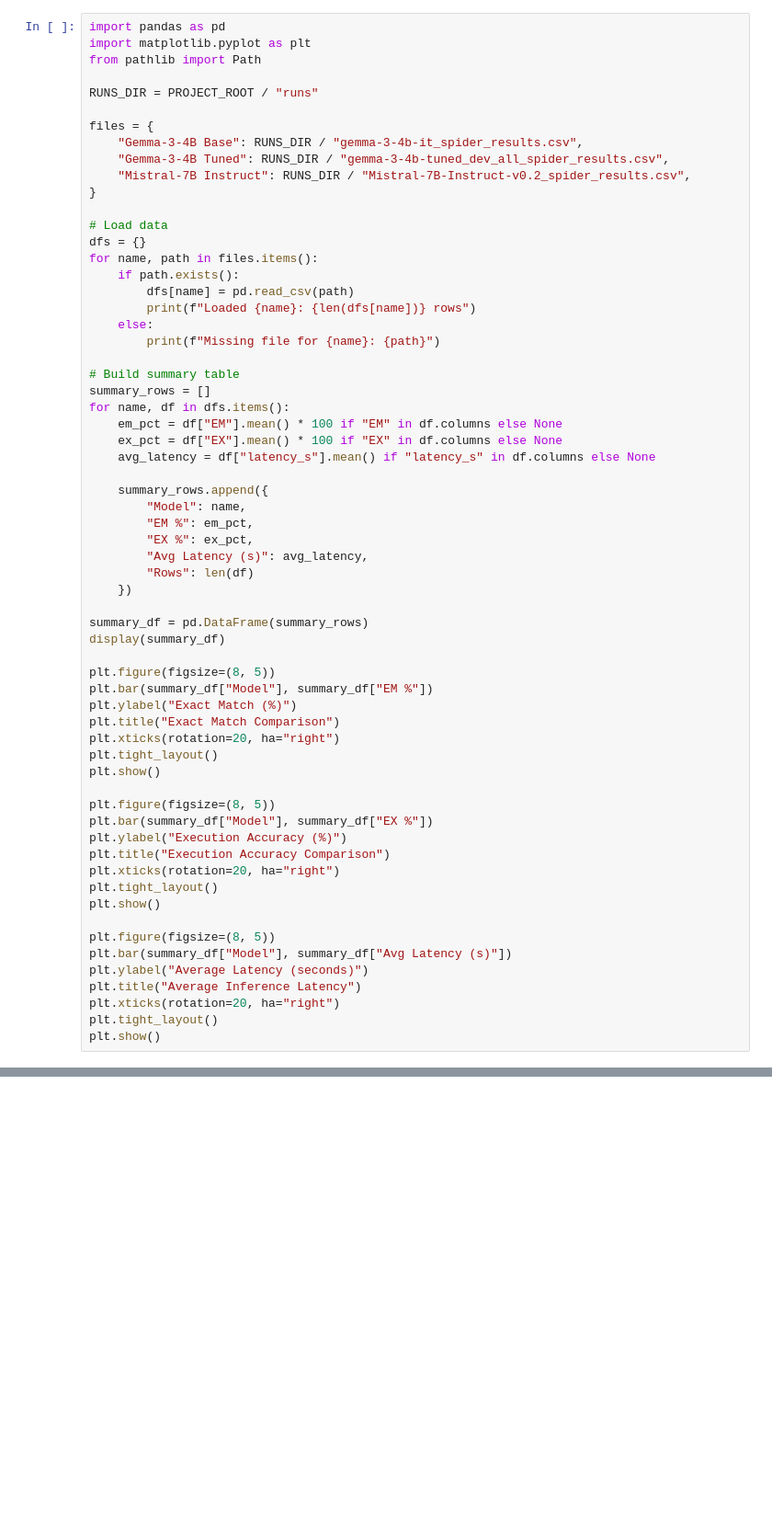
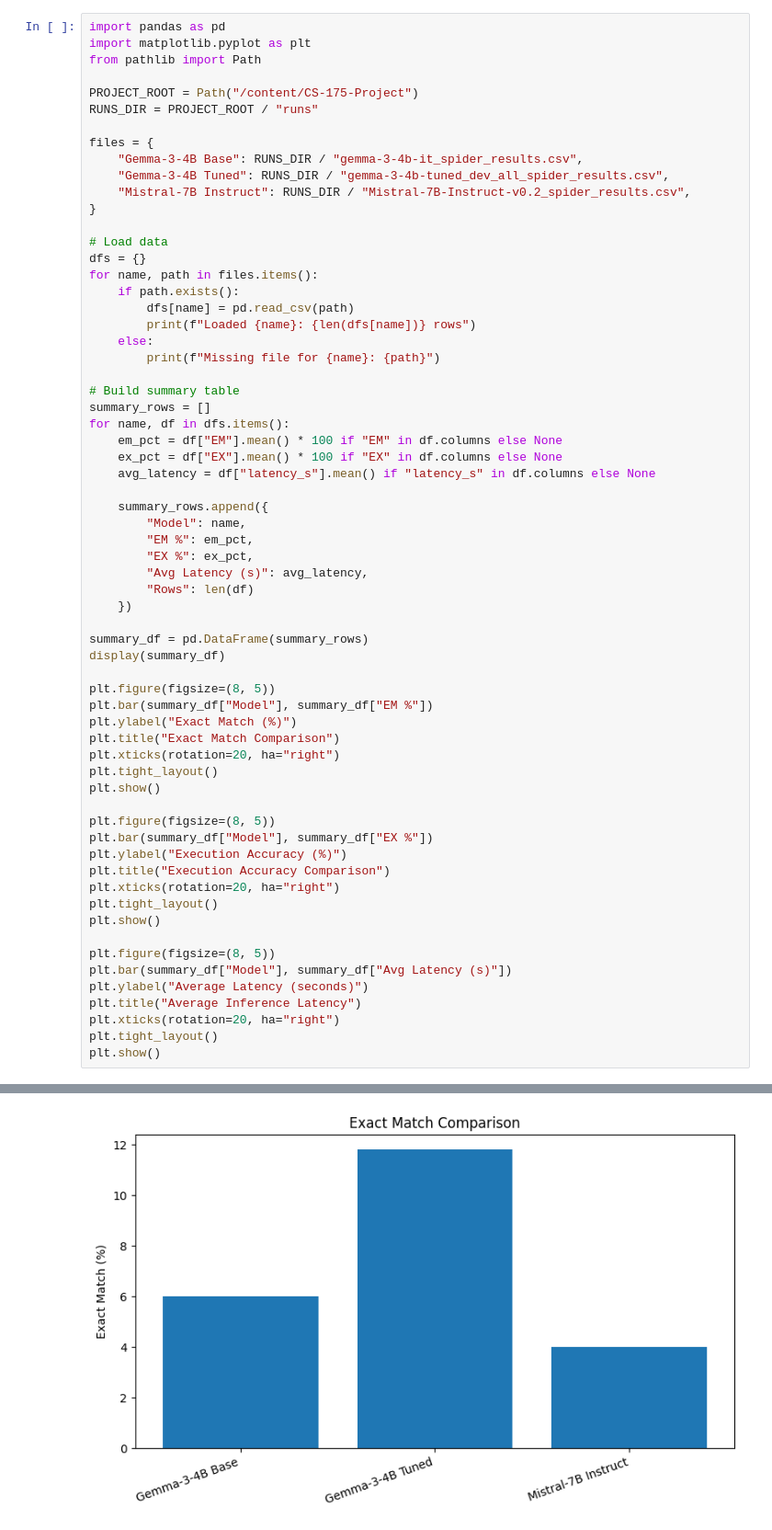
Before and after one commit to aanya2005/CS-175-Project, a Jupyter notebook: Text2SQL-LeGoat/src/visual_analysis.ipynb, the cells around one changed output, grey strips where cells are left out. Shown at 92% size. Cells and saved outputs as stored; diff of their text form; blank space fills up the shorter version.

```diff
--- a/Text2SQL-LeGoat/src/visual_analysis.ipynb
+++ b/Text2SQL-LeGoat/src/visual_analysis.ipynb
@@ -3,6 +7,7 @@ import pandas as pd
 import matplotlib.pyplot as plt
 from pathlib import Path
 
+PROJECT_ROOT = Path("/content/CS-175-Project")
 RUNS_DIR = PROJECT_ROOT / "runs"
 
 files = {
@@ -61,3 +66,4 @@ plt.title("Average Inference Latency")
 plt.xticks(rotation=20, ha="right")
 plt.tight_layout()
 plt.show()
+# %% [output]
@@ -63,0 +77 @@ plt.show()
+[figure, added]
```
Also changed, not shown: parts of 2 cells of this notebook.
